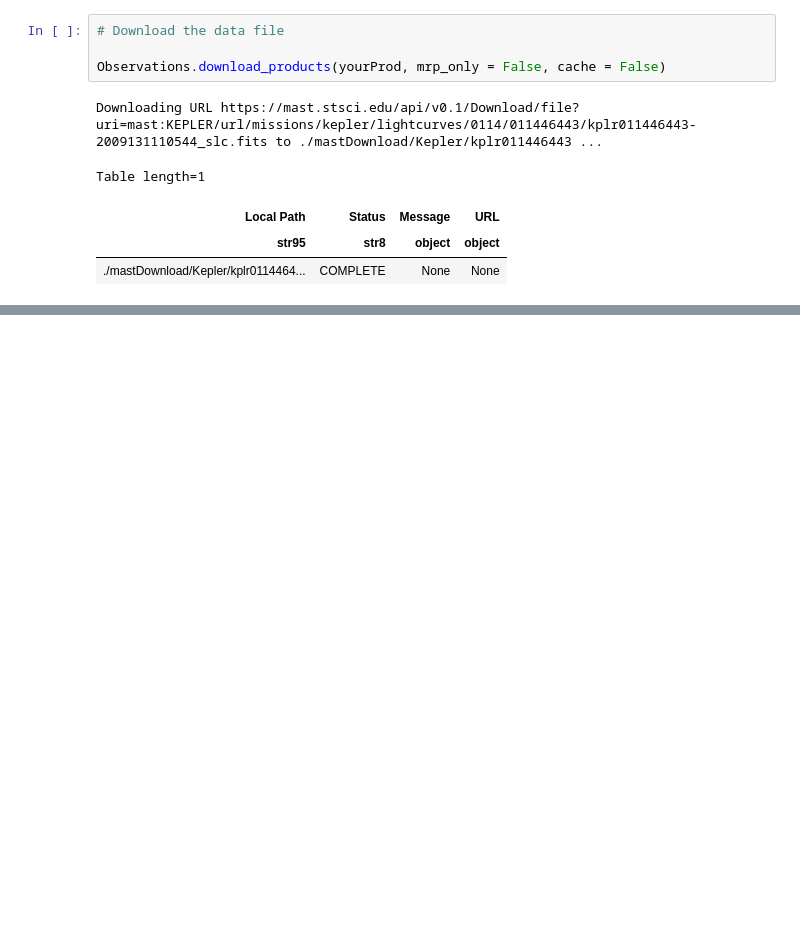
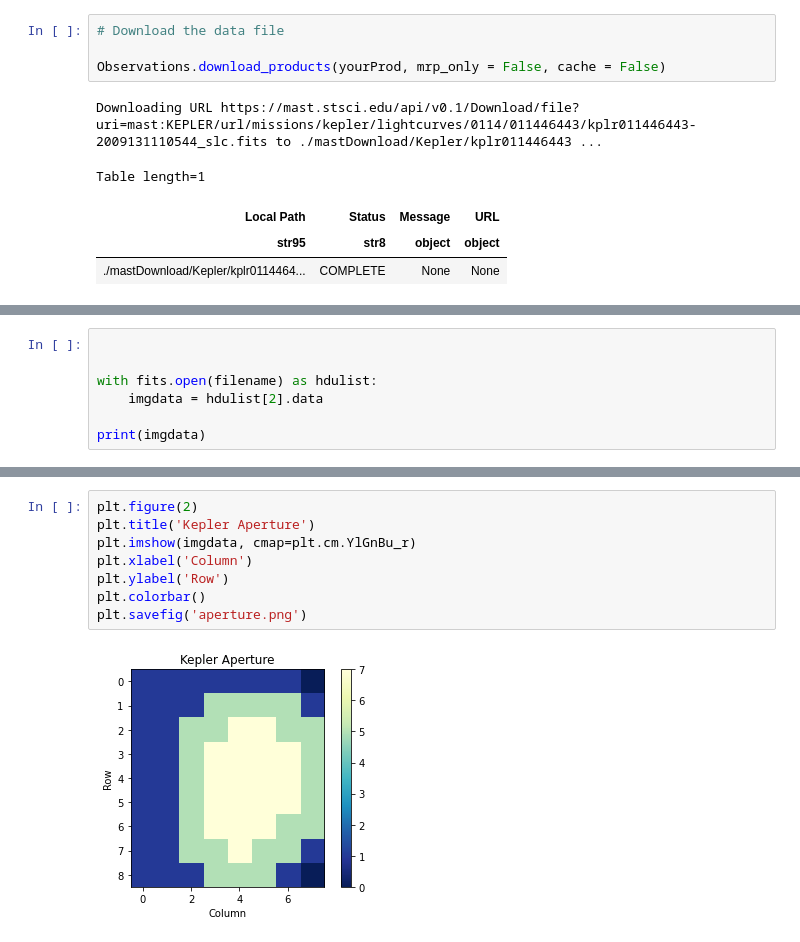
Before and after one commit to nicholasproietti/LGM, a Jupyter notebook: Kepler_Light_Curve_Reader.ipynb, the cells around one changed output, grey strips where cells are left out. Drawn from its saved outputs; the diff is of its cells as text; blank space fills up the shorter version.

```diff
--- a/Kepler_Light_Curve_Reader.ipynb
+++ b/Kepler_Light_Curve_Reader.ipynb
@@ -136,0 +132,7 @@ plt.savefig('sample_LCs.png')
+# %%
+
+
+with fits.open(filename) as hdulist:
+    imgdata = hdulist[2].data
+
+print(imgdata)
@@ -136,0 +149,10 @@ plt.savefig('sample_LCs.png')
+# %%
+plt.figure(2)
+plt.title('Kepler Aperture')
+plt.imshow(imgdata, cmap=plt.cm.YlGnBu_r)
+plt.xlabel('Column')
+plt.ylabel('Row')
+plt.colorbar()
+plt.savefig('aperture.png')
+# %% [output]
+[figure, added]
```
Also changed, not shown: parts of 27 cells of this notebook.
